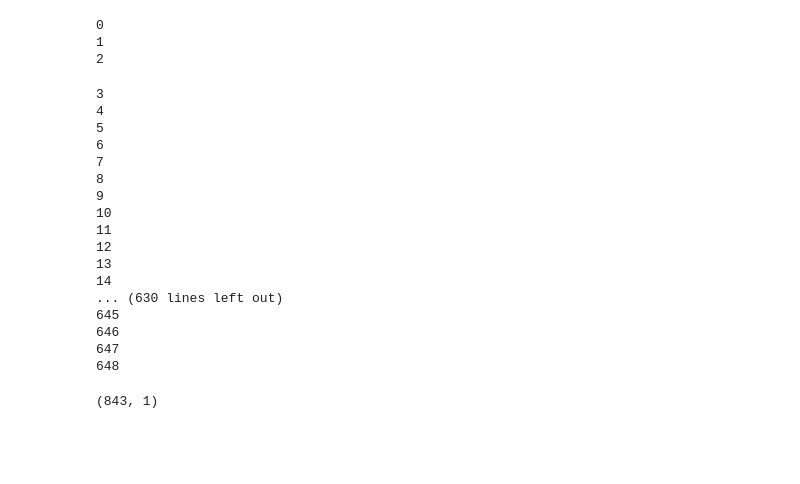
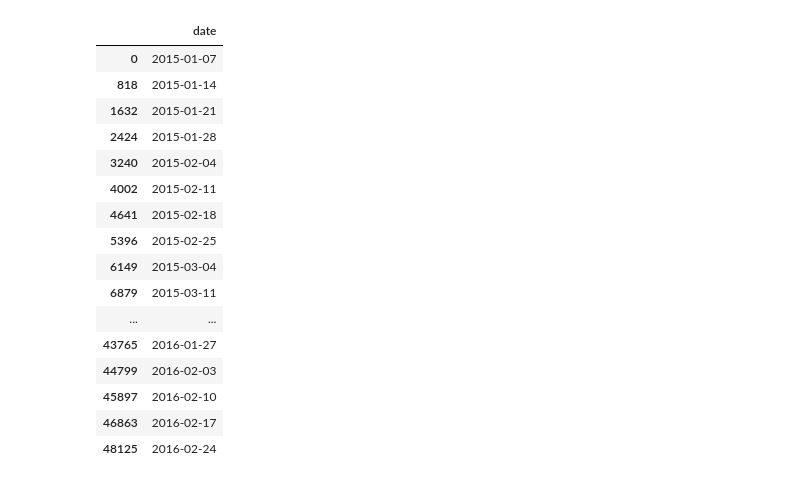
Before and after one commit to atharvap/349project, a Jupyter notebook: Paper_notebook.ipynb, the cells around one changed output. Cells and saved outputs as stored; diff of their text form; code cells hidden in the pictures; blank space fills up the shorter version.

```diff
--- a/Paper_notebook.ipynb
+++ b/Paper_notebook.ipynb
@@ -372,7 +767,4 @@ def get_volatility_states(option_dat, r, div_rate, kappa1, vbar1, sigma1, rho1,
 # %%
-##############################################################
-## Parameters from paper
-##############################################################
 r = 0.005
 div_rate = 0.03
 kappa1 = 2
@@ -393,6 +785,12 @@ sigma_x = 0.1141
 mu_y = 0.0850
 rho_j = -0.3260
 
-err_long_dated = get_volatility_states(est_dat, r, div_rate, kappa1, vbar1, sigma1, rho1, kappa2, vbar2, sigma2, rho2, \
+estimation_dates = long_dated[[date_col]].drop_duplicates()
+estimation_dates = estimation_dates[estimation_dates[date_col].apply(is_wed)].reset_index()
+
+est_dat2 = pd.merge(long_dated, estimation_dates, on=date_col, how="inner")
+est_dat_after = est_dat2[est_dat2[date_col] > '2015-01-01'].reset_index()
+err_long_dated2 = get_params(est_dat_after, r, div_rate, kappa1, vbar1, sigma1, rho1, kappa2, vbar2, sigma2, rho2, \
                  eta0, eta1, eta2, mu_x, sigma_x, mu_y, rho_j)
-print('The RMSE is', np.sqrt(err_long_dated['MSE'] / estimation_dates.shape[0]))
+mse_arr = err_long_dated2['MSE'][~np.isnan(err_long_dated2['MSE'])]
+print('The RMSE is', np.sqrt(np.sum(mse_arr) / mse_arr.shape[0]))
@@ -399,34 +808,20 @@ print('The RMSE is', np.sqrt(err_long_dated['MSE'] / estimation_dates.shape[0]))
-# %%
-######################################################################
-## Testing on short dated options
-######################################################################
-err_short_dated = get_volatility_states(short_dated, r, div_rate, kappa1, vbar1, sigma1, rho1, kappa2, vbar2, sigma2, rho2, \
-                 eta0, eta1, eta2, mu_x, sigma_x, mu_y, rho_j)
-print('The RMSE is', np.sqrt(err_short_dated['MSE'] / short_dated.shape[0]))
-V1_arr = err_short_dated['V1_arr']
-V2_arr = err_short_dated['V2_arr']
-# %% [output]
-0
-1
-2
-3
-4
-5
-6
-7
-8
-9
-10
-11
-12
-13
-14
-... (630 lines left out)
-645
-646
-647
-648
 # %%
-short_dated[[date_col]].drop_duplicates().shape
+est_dat_after[[date_col]].drop_duplicates()
 # %% [output]
-(843, 1)
+|  | date |
+| 0 | 2015-01-07 |
+| 818 | 2015-01-14 |
+| 1632 | 2015-01-21 |
+| 2424 | 2015-01-28 |
+| 3240 | 2015-02-04 |
+| 4002 | 2015-02-11 |
+| 4641 | 2015-02-18 |
+| 5396 | 2015-02-25 |
+| 6149 | 2015-03-04 |
+| 6879 | 2015-03-11 |
+| ... | ... |
+| 43765 | 2016-01-27 |
+| 44799 | 2016-02-03 |
+| 45897 | 2016-02-10 |
+| 46863 | 2016-02-17 |
+| 48125 | 2016-02-24 |
```
Also changed, not shown: parts of 15 cells of this notebook.
